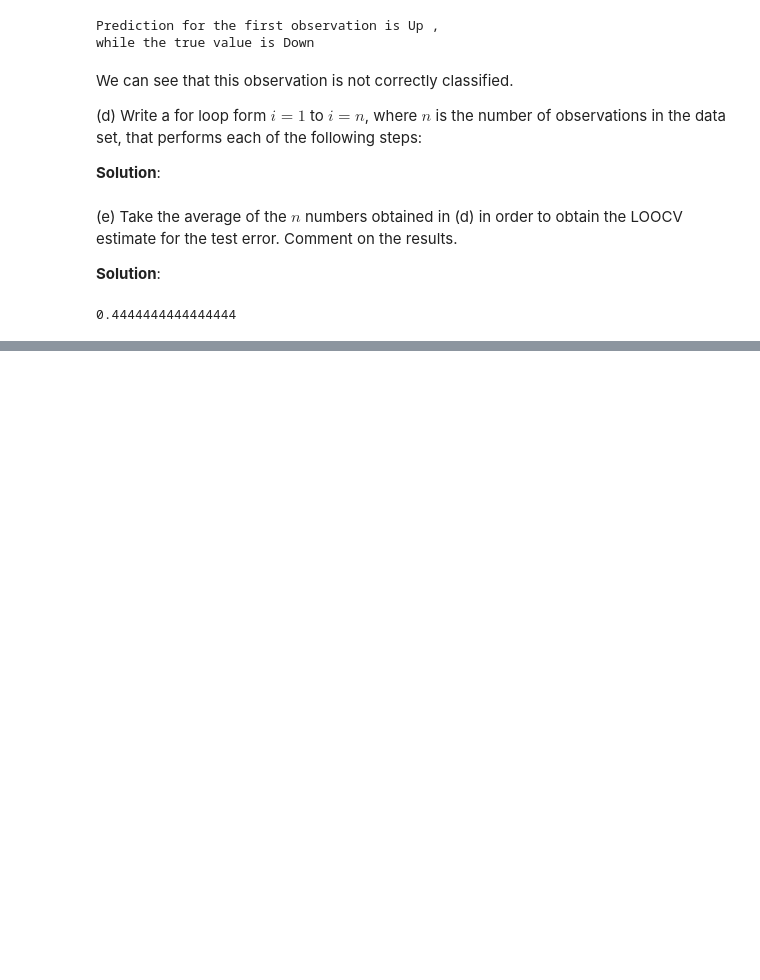
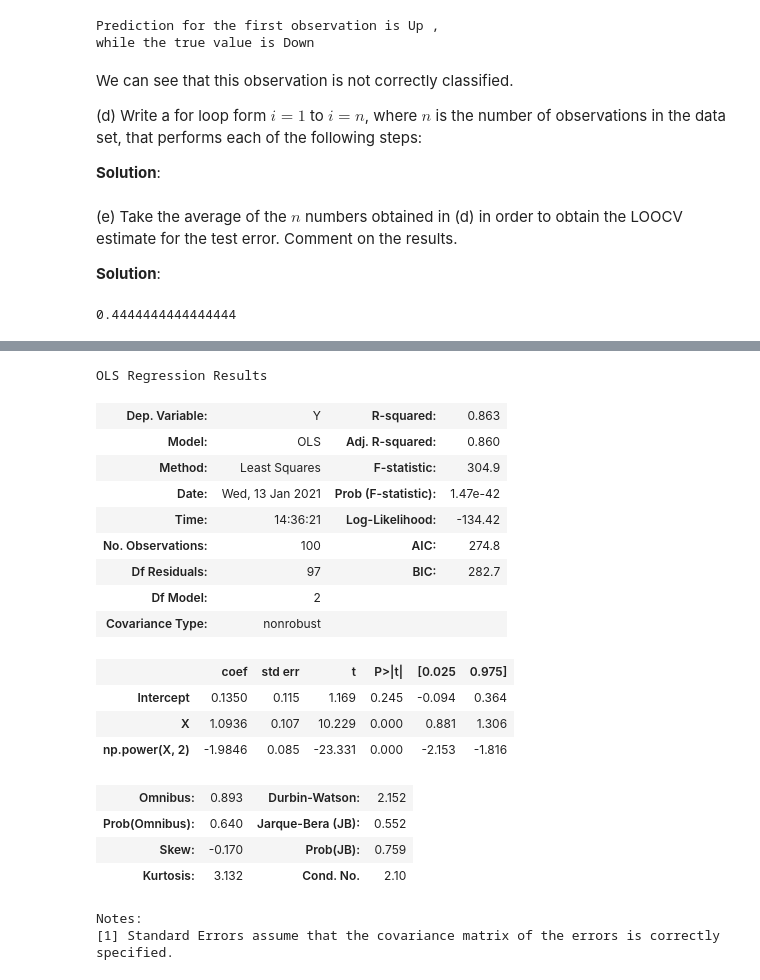
Before and after one commit to chenyulue/ISLP, a Jupyter notebook: Ch05/Ch05_Resampleing_Methods_Exercises.ipynb, the cells around one changed output, grey strips where cells are left out. Saved outputs shown, nothing was run; the diff lists cells and outputs as text; code cells hidden in the pictures; blank space fills up the shorter version.

```diff
--- a/Ch05/Ch05_Resampleing_Methods_Exercises.ipynb
+++ b/Ch05/Ch05_Resampleing_Methods_Exercises.ipynb
@@ -418,0 +569,25 @@ error_num
+# %%
+lg_fit = smf.ols('Y~X+np.power(X,2)',
+                 data=data).fit()
+lg_fit.summary()
+# %% [output]
+OLS Regression Results
+| Dep. Variable: | Y | R-squared: | 0.863 |
+| Model: | OLS | Adj. R-squared: | 0.860 |
+| Method: | Least Squares | F-statistic: | 304.9 |
+| Date: | Wed, 13 Jan 2021 | Prob (F-statistic): | 1.47e-42 |
+| Time: | 14:36:21 | Log-Likelihood: | -134.42 |
+| No. Observations: | 100 | AIC: | 274.8 |
+| Df Residuals: | 97 | BIC: | 282.7 |
+| Df Model: | 2 |  |  |
+| Covariance Type: | nonrobust |  |  |
+|  | coef | std err | t | P>|t| | [0.025 | 0.975] |
+| Intercept | 0.1350 | 0.115 | 1.169 | 0.245 | -0.094 | 0.364 |
+| X | 1.0936 | 0.107 | 10.229 | 0.000 | 0.881 | 1.306 |
+| np.power(X, 2) | -1.9846 | 0.085 | -23.331 | 0.000 | -2.153 | -1.816 |
+| Omnibus: | 0.893 | Durbin-Watson: | 2.152 |
+| Prob(Omnibus): | 0.640 | Jarque-Bera (JB): | 0.552 |
+| Skew: | -0.170 | Prob(JB): | 0.759 |
+| Kurtosis: | 3.132 | Cond. No. | 2.10 |
+Notes:
+[1] Standard Errors assume that the covariance matrix of the errors is correctly specified.
```
Also changed, not shown: parts of 25 cells of this notebook.
